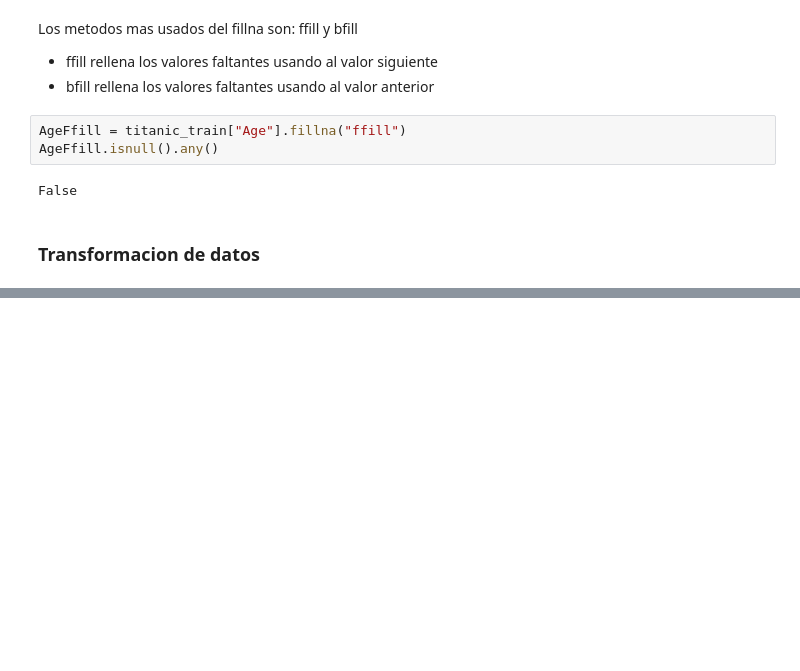
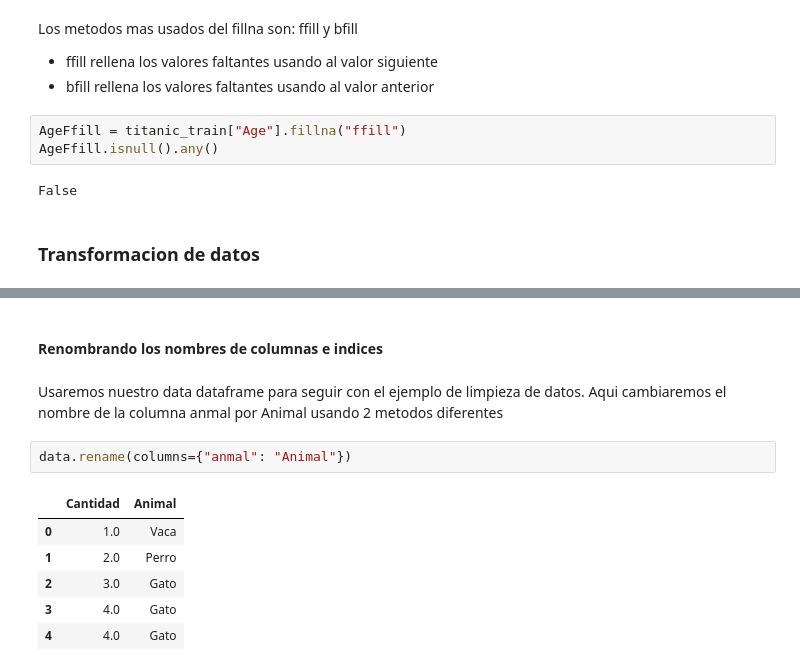
Before and after one commit to mrHyde90/DataScienceCourse, a Jupyter notebook: Pandas.ipynb, the cells around one changed output, grey strips where cells are left out. Saved outputs shown, nothing was run; the diff lists cells and outputs as text; blank space fills up the shorter version.

```diff
--- a/Pandas.ipynb
+++ b/Pandas.ipynb
@@ -905,0 +970,13 @@ False
+# %% [markdown]
+#### Renombrando los nombres de columnas e indices
+# %% [markdown]
+Usaremos nuestro data dataframe para seguir con el ejemplo de limpieza de datos. Aqui cambiaremos el nombre de la columna anmal por Animal usando 2 metodos diferentes
+# %%
+data.rename(columns={"anmal": "Animal"})
+# %% [output]
+|  | Cantidad | Animal |
+| 0 | 1.0 | Vaca |
+| 1 | 2.0 | Perro |
+| 2 | 3.0 | Gato |
+| 3 | 4.0 | Gato |
+| 4 | 4.0 | Gato |
```
Also changed, not shown: parts of 19 cells of this notebook.
